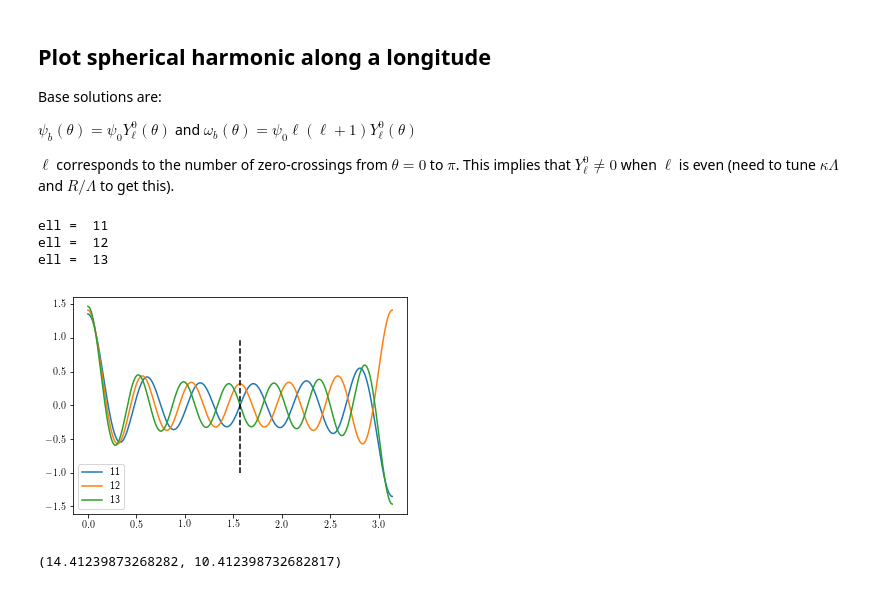
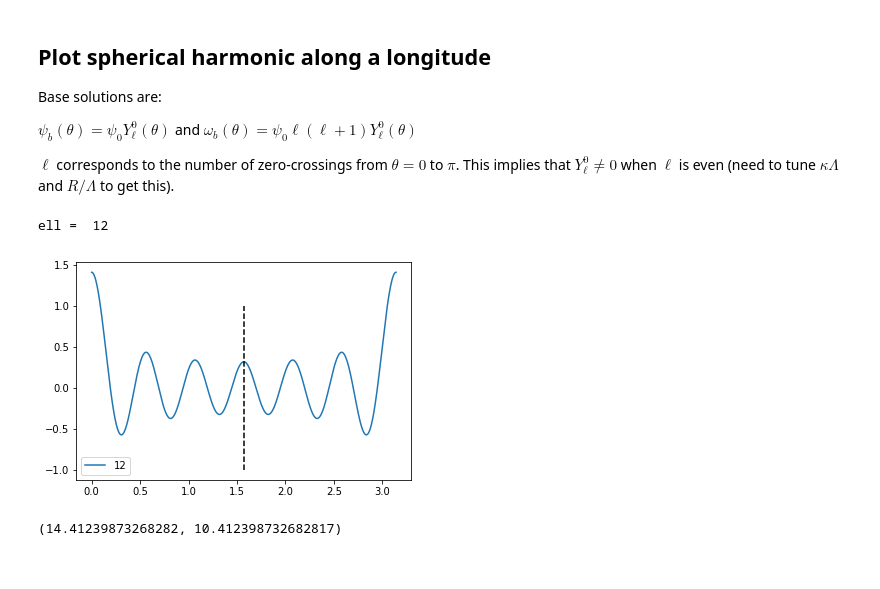
Before and after one commit to rohitsupekar/active_matter_spheres, a Jupyter notebook: scripts/jupyter/plot_stationary_solns.ipynb, the cells around one changed output. Saved outputs shown, nothing was run; the diff lists cells and outputs as text; code cells hidden in the pictures.

```diff
--- a/scripts/jupyter/plot_stationary_solns.ipynb
+++ b/scripts/jupyter/plot_stationary_solns.ipynb
@@ -137,25 +137,25 @@ $\psi_b(\theta) = \psi_0 Y_\ell^0 (\theta)$ and $\omega_b(\theta) = \psi_0 \ell
 
 $\ell$ corresponds to the number of zero-crossings from $\theta = 0$ to $\pi$. This implies that $Y_\ell^0 \neq 0$ when $\ell$ is even (need to tune $\kappa \Lambda$ and $R/\Lambda$ to get this).
 # %%
-l_array = [11, 12, 13]
+from scipy.special import sph_harm
+
+l_array = [12]
 phi = np.linspace(0,np.pi,1000)
 plt.figure(figsize=(10,5), dpi=300)
 
 %matplotlib inline
 for ell in l_array:
     print('ell = ', ell)
     plt.plot(phi, sph_harm(0,ell,0,phi).real, label=str(ell))
 
 plt.plot([np.pi/2, np.pi/2], [-1, 1], 'k--')
 plt.legend()
 #plt.show()
 
 plt.savefig('ells.eps')
 # %% [output]
-ell =  11
 ell =  12
-ell =  13
-[figure, old version]
+[figure, new version]
 # %%
 get_l(4,1)
 # %% [output]
```
Also changed, not shown: 2 other files.
